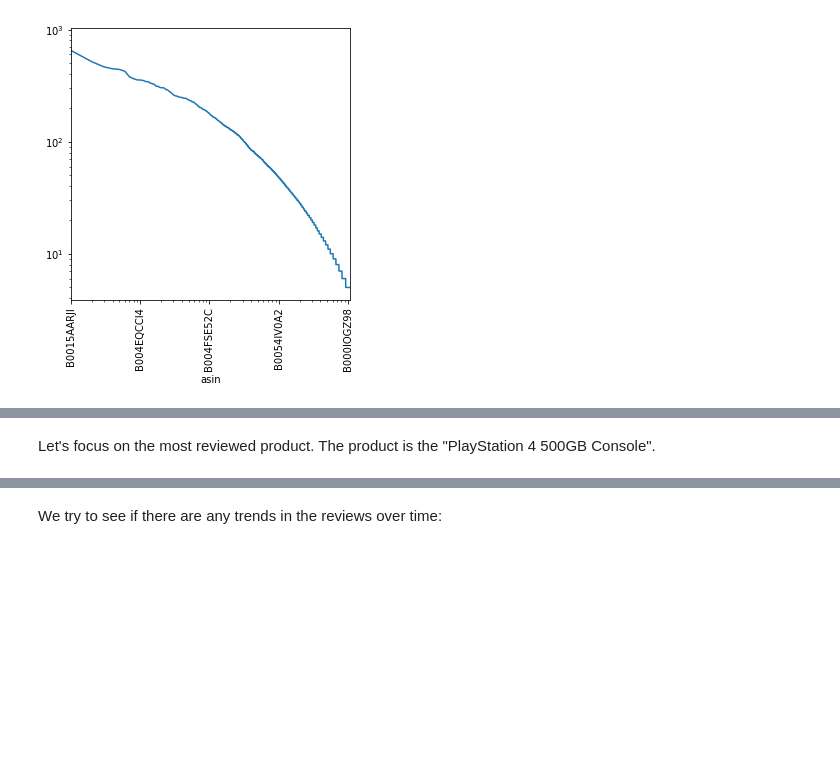
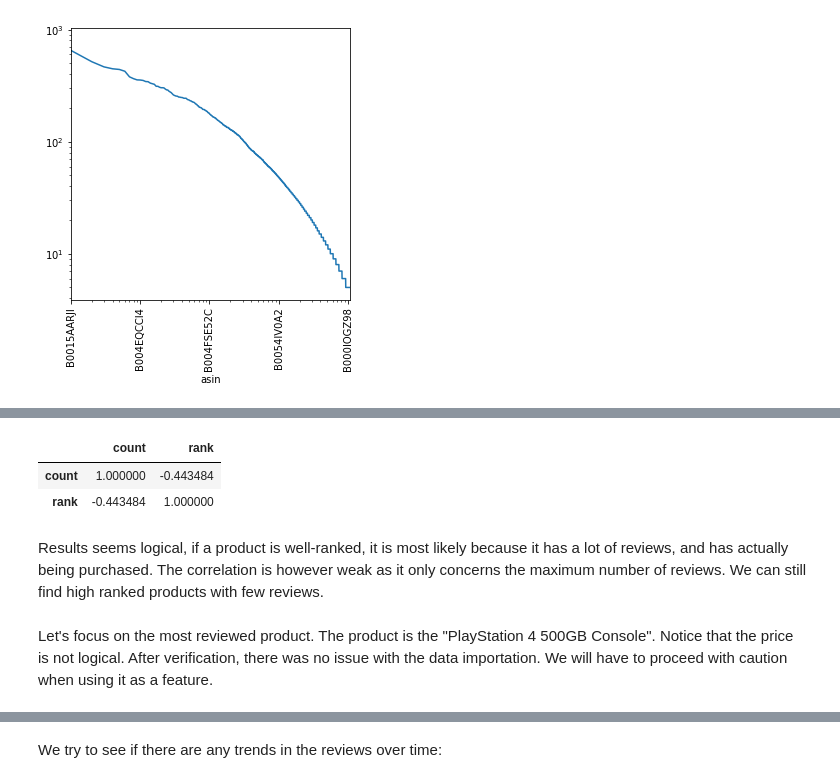
Before and after one commit to adamazon/adamazon-code, a Jupyter notebook: Project.ipynb, the cells around one changed output, grey strips where cells are left out. Drawn from its saved outputs; the diff is of its cells as text; code cells hidden in the pictures; blank space fills up the shorter version.

```diff
--- a/Project.ipynb
+++ b/Project.ipynb
@@ -299,5 +329,15 @@ reviews_count_per_product.plot(logy=True, logx=True, rot=90, figsize=(5, 5))
+# %%
+# We use spearman correlation here because we definitely
+# can't have a linear relation between the two based on above graph
+nb_reviews_per_product.corr(method='spearman')
+# %% [output]
+|  | count | rank |
+| count | 1.000000 | -0.443484 |
+| rank | -0.443484 | 1.000000 |
+# %% [markdown]
+Results seems logical, if a product is well-ranked, it is most likely because it has a lot of reviews, and has actually being purchased. The correlation is however weak as it only concerns the maximum number of reviews. We can still find high ranked products with few reviews.
 # %% [markdown]
-Let's focus on the most reviewed product. The product is the "PlayStation 4 500GB Console".
+Let's focus on the most reviewed product. The product is the "PlayStation 4 500GB Console". Notice that the price is not logical. After verification, there was no issue with the data importation. We will have to proceed with caution when using it as a feature.
 # %%
 most_reviewed = reviews_count_per_product.index[0]
 most_reviewed_reviews = video_games.loc[most_reviewed]
```
Also changed, not shown: parts of 17 cells of this notebook.
